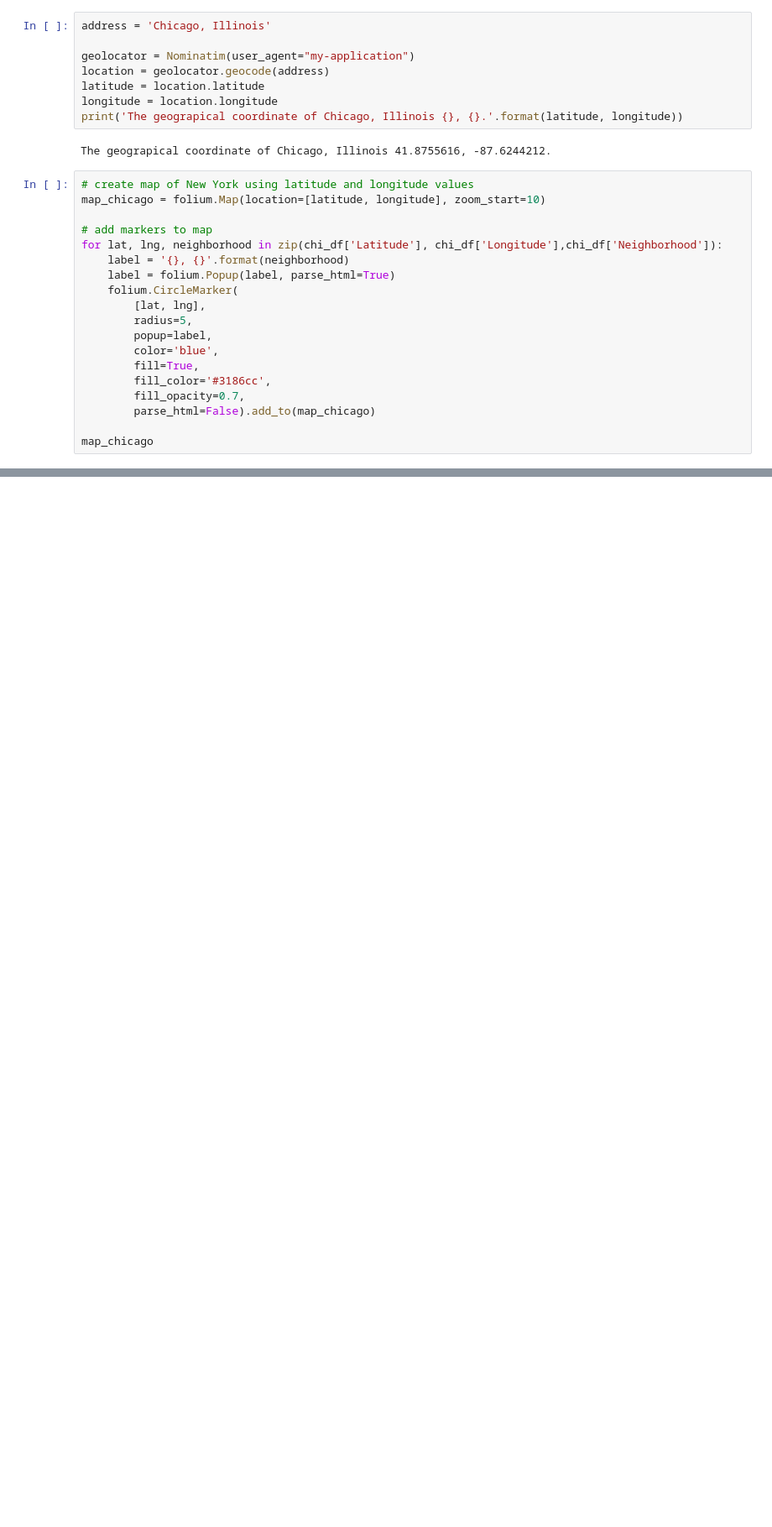
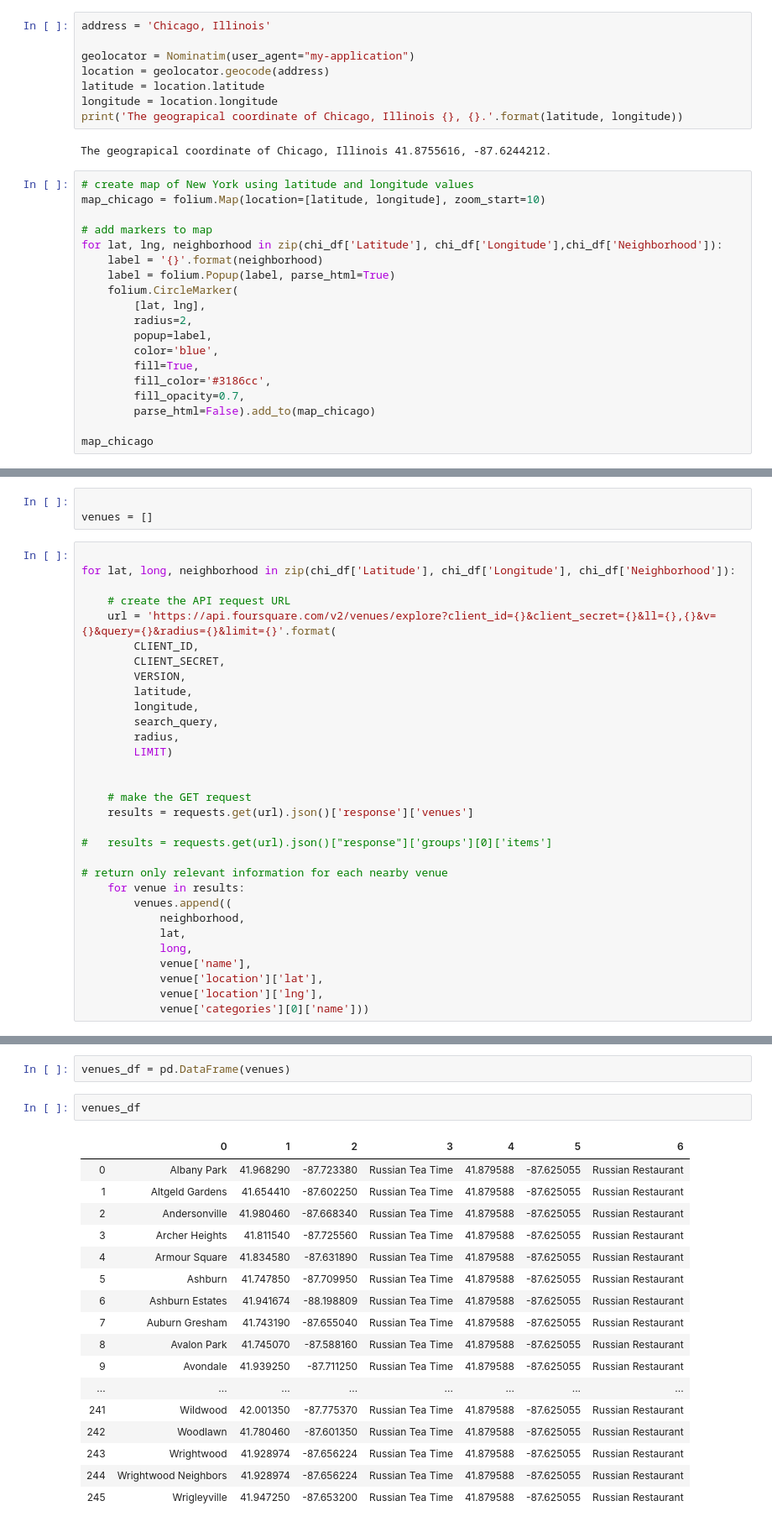
Before and after one commit to denmj/capst, a Jupyter notebook: Capstone.ipynb, the cells around one changed output, grey strips where cells are left out. Shown: that part at 84% size. Saved outputs shown, nothing was run; the diff lists cells and outputs as text; blank space fills up the shorter version.

Commit message:
foursquate data extraction

```diff
--- a/Capstone.ipynb
+++ b/Capstone.ipynb
@@ -106,11 +117,11 @@ map_chicago = folium.Map(location=[latitude, longitude], zoom_start=10)
 
 # add markers to map
 for lat, lng, neighborhood in zip(chi_df['Latitude'], chi_df['Longitude'],chi_df['Neighborhood']):
-    label = '{}, {}'.format(neighborhood)
+    label = '{}'.format(neighborhood)
     label = folium.Popup(label, parse_html=True)
     folium.CircleMarker(
         [lat, lng],
-        radius=5,
+        radius=2,
         popup=label,
         color='blue',
         fill=True,
@@ -123,0 +186,34 @@ NameError: name 'neighborhoods' is not defined
+# %%
+
+venues = []
+# %%
+
+for lat, long, neighborhood in zip(chi_df['Latitude'], chi_df['Longitude'], chi_df['Neighborhood']):
+
+    # create the API request URL
+    url = 'https://api.foursquare.com/v2/venues/explore?client_id={}&client_secret={}&ll={},{}&v={}&query={}&radius={}&limit={}'.format(
+        CLIENT_ID,
+        CLIENT_SECRET,
+        VERSION,
+        latitude,
+        longitude,
+        search_query,
+        radius,
+        LIMIT)
+
+
+    # make the GET request
+    results = requests.get(url).json()['response']['venues']
+
+#   results = requests.get(url).json()["response"]['groups'][0]['items']
+
+# return only relevant information for each nearby venue
+    for venue in results:
+        venues.append((
+            neighborhood,
+            lat,
+            long,
+            venue['name'],
+            venue['location']['lat'],
+            venue['location']['lng'],
+            venue['categories'][0]['name']))
@@ -123,0 +242,22 @@ NameError: name 'neighborhoods' is not defined
+# %%
+venues_df = pd.DataFrame(venues)
+# %%
+venues_df
+# %% [output]
+|  | 0 | 1 | 2 | 3 | 4 | 5 | 6 |
+| 0 | Albany Park | 41.968290 | -87.723380 | Russian Tea Time | 41.879588 | -87.625055 | Russian Restaurant |
+| 1 | Altgeld Gardens | 41.654410 | -87.602250 | Russian Tea Time | 41.879588 | -87.625055 | Russian Restaurant |
+| 2 | Andersonville | 41.980460 | -87.668340 | Russian Tea Time | 41.879588 | -87.625055 | Russian Restaurant |
+| 3 | Archer Heights | 41.811540 | -87.725560 | Russian Tea Time | 41.879588 | -87.625055 | Russian Restaurant |
+| 4 | Armour Square | 41.834580 | -87.631890 | Russian Tea Time | 41.879588 | -87.625055 | Russian Restaurant |
+| 5 | Ashburn | 41.747850 | -87.709950 | Russian Tea Time | 41.879588 | -87.625055 | Russian Restaurant |
+| 6 | Ashburn Estates | 41.941674 | -88.198809 | Russian Tea Time | 41.879588 | -87.625055 | Russian Restaurant |
+| 7 | Auburn Gresham | 41.743190 | -87.655040 | Russian Tea Time | 41.879588 | -87.625055 | Russian Restaurant |
+| 8 | Avalon Park | 41.745070 | -87.588160 | Russian Tea Time | 41.879588 | -87.625055 | Russian Restaurant |
+| 9 | Avondale | 41.939250 | -87.711250 | Russian Tea Time | 41.879588 | -87.625055 | Russian Restaurant |
+| ... | ... | ... | ... | ... | ... | ... | ... |
+| 241 | Wildwood | 42.001350 | -87.775370 | Russian Tea Time | 41.879588 | -87.625055 | Russian Restaurant |
+| 242 | Woodlawn | 41.780460 | -87.601350 | Russian Tea Time | 41.879588 | -87.625055 | Russian Restaurant |
+| 243 | Wrightwood | 41.928974 | -87.656224 | Russian Tea Time | 41.879588 | -87.625055 | Russian Restaurant |
+| 244 | Wrightwood Neighbors | 41.928974 | -87.656224 | Russian Tea Time | 41.879588 | -87.625055 | Russian Restaurant |
+| 245 | Wrigleyville | 41.947250 | -87.653200 | Russian Tea Time | 41.879588 | -87.625055 | Russian Restaurant |
```
Also changed, not shown: parts of 8 cells of this notebook.
